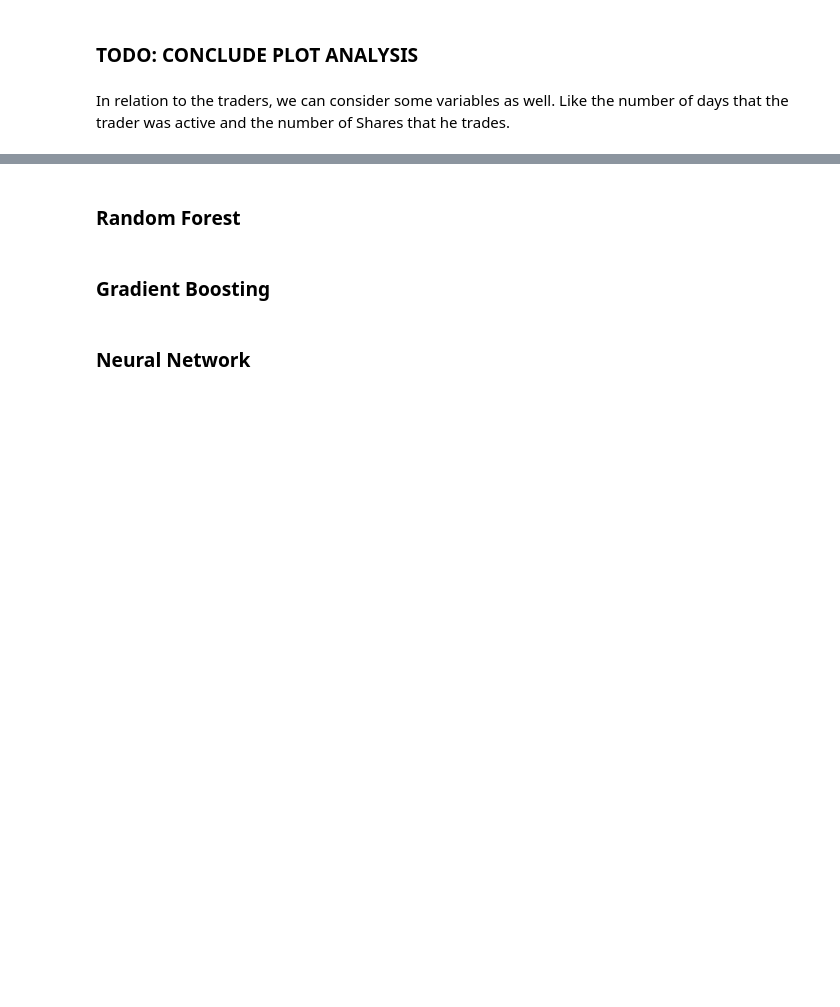
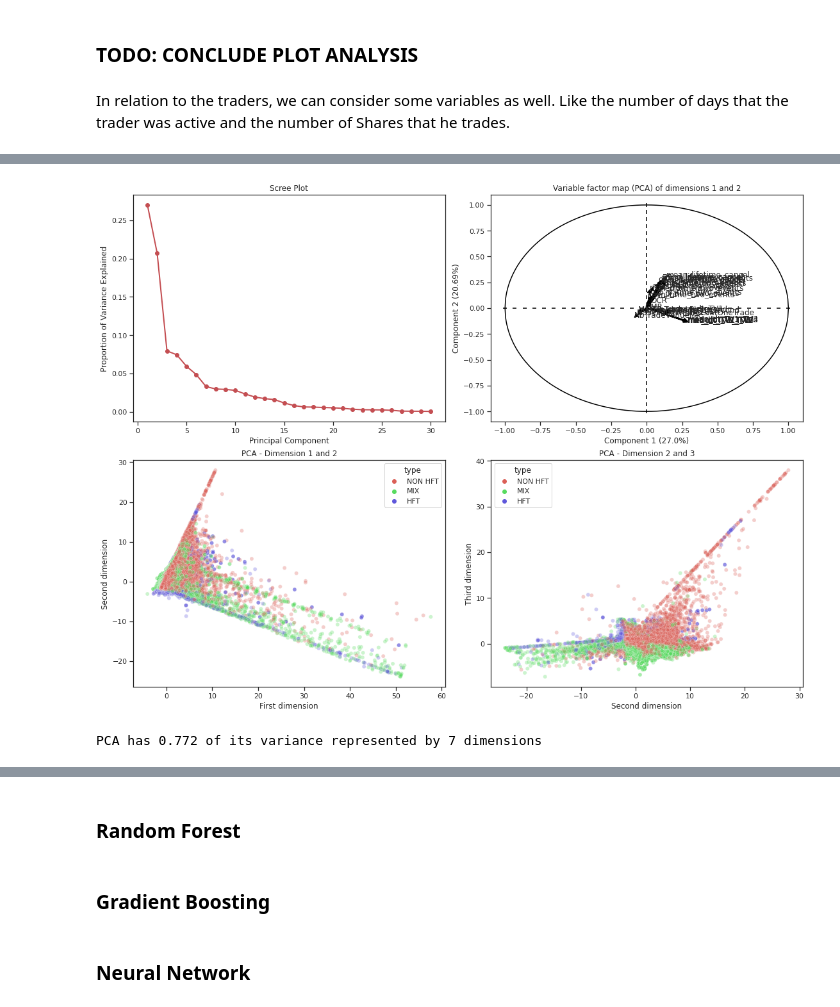
Before and after one commit to aliciafmachado/amf-challenge, a Jupyter notebook: Project_INF569_Iago.ipynb, the cells around one changed output, grey strips where cells are left out. Cells and saved outputs as stored; diff of their text form; code cells hidden in the pictures; blank space fills up the shorter version.

```diff
--- a/Project_INF569_Iago.ipynb
+++ b/Project_INF569_Iago.ipynb
@@ -192 +137,3 @@ X_visualize = pre_processing(train_x_df)
+# %%
+X_visualize = train_xy.drop(columns=['Trader', 'Day', 'Share'])
 # %% [markdown]
@@ -293,4 +154,0 @@ def visualize_PCA(df, columns, pca, principalComponents):
-# %%
-pca, principalComponents = apply_PCA(X_visualize, X_visualize.columns, 10)
-visualize_PCA(X_visualize, X_visualize.columns, pca, principalComponents)
-plt.show()
@@ -299,12 +154,0 @@ plt.show()
-# %%
-columns = ["min_time_two_events","mean_time_two_events","10_p_time_two_events","med_time_two_events",
-          "25_p_time_two_events","75_p_time_two_events","90_p_time_two_events","max_time_two_events",
-          "min_lifetime_cancel","mean_lifetime_cancel","10_p_lifetime_cancel","med_lifetime_cancel",
-          "25_p_lifetime_cancel","75_p_lifetime_cancel","90_p_lifetime_cancel","max_lifetime_cancel",
-          "min_dt_TV1","mean_dt_TV1","med_dt_TV1","min_dt_TV1_TV2","mean_dt_TV1_TV2","med_dt_TV1_TV2",
-          "min_dt_TV1_TV3","mean_dt_TV1_TV3","med_dt_TV1_TV3","min_dt_TV1_TV4","mean_dt_TV1_TV4",
-          "med_dt_TV1_TV4"]
-
-pca, principalComponents = apply_PCA(X_visualize, columns, 10)
-visualize_PCA(X_visualize, columns, pca, principalComponents)
-plt.show()
@@ -551,0 +284,12 @@ A first idea is to use the same proportions proposed in the baseline method. How
+# %%
+pca, principalComponents = apply_PCA(X_visualize, X_visualize.columns, 30)
+visualize_PCA(X_visualize, X_visualize.columns, pca, principalComponents)
+plt.show()
+# %% [output]
+[figure, added]
+# %%
+nb_dim=7
+variance = pca.explained_variance_ratio_[0:nb_dim].sum()
+print("PCA has {:.3f} of its variance represented by {} dimensions".format(variance, nb_dim))
+# %% [output]
+PCA has 0.772 of its variance represented by 7 dimensions
```
Also changed, not shown: parts of 66 cells of this notebook.
